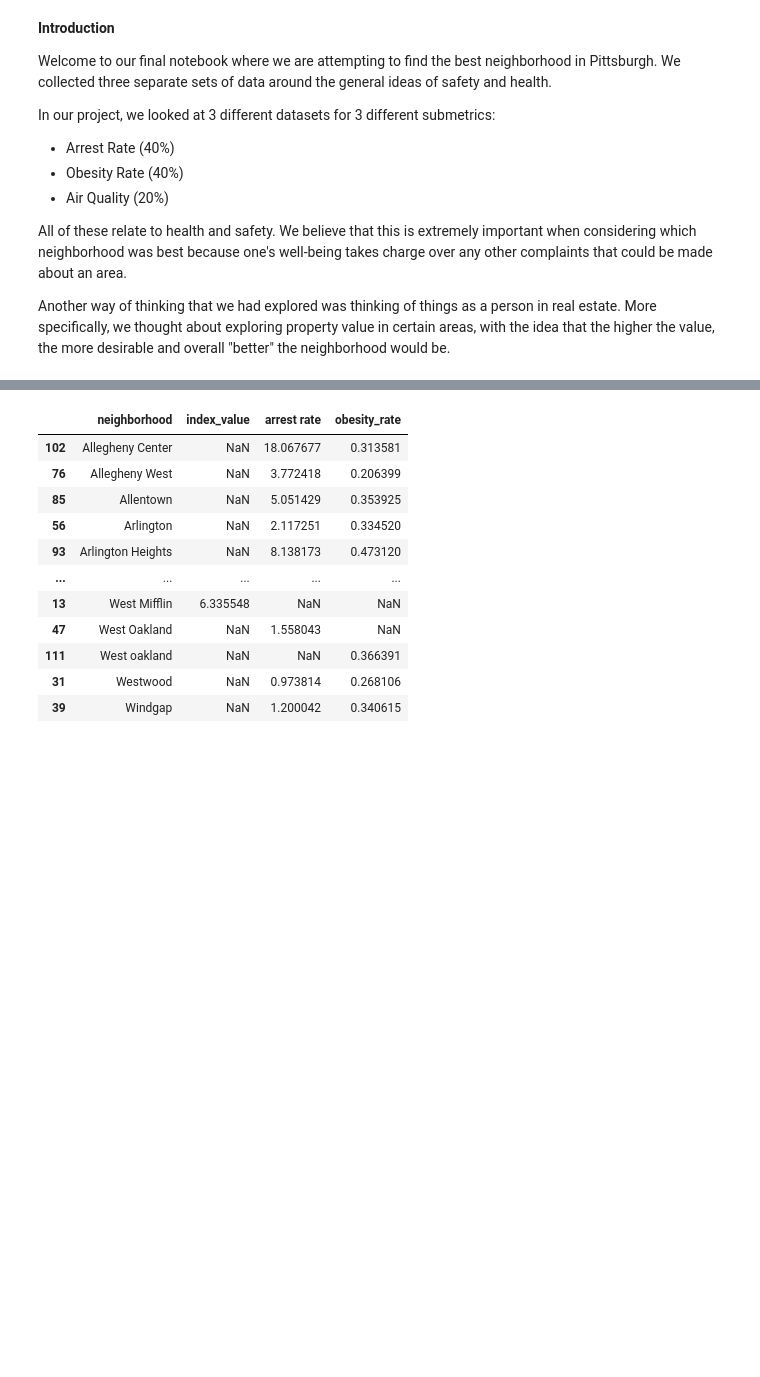
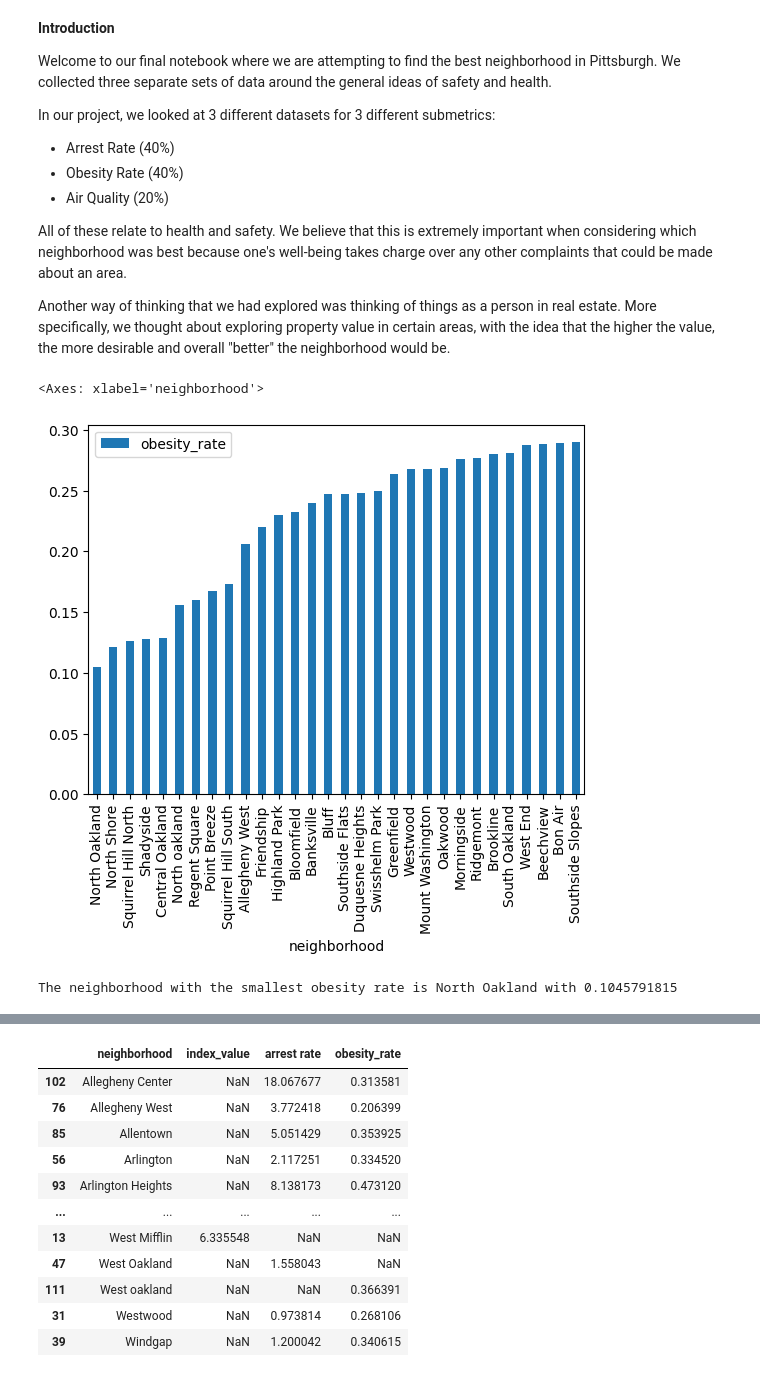
Before and after one commit to JMSJoseph/Final-Project-CMPINF001, a Jupyter notebook: Final-Notebook.ipynb, the cells around one changed output, grey strips where cells are left out. Cells and saved outputs as stored; diff of their text form; code cells hidden in the pictures; blank space fills up the shorter version.

```diff
--- a/Final-Notebook.ipynb
+++ b/Final-Notebook.ipynb
@@ -18,33 +18,46 @@ import pandas as pd
 import numpy as np
 import math
 
 obesity_df = pd.read_csv("obesity-ac-2006-2010censustracts.csv")
 # Removed all non-Pittburgh data
 obesity_df = obesity_df[obesity_df["City Neighborhood"].notna()]
 #Got rid of unneccessary columns
 cols = [i for i in list(obesity_df.columns) if i not in ["City Neighborhood", "2006-2010 estimate of obesity"]]
 obesity_df = obesity_df.drop(columns = cols, axis = 1)
 
 # created dictionary to organize data to specific neighborhoods to find average obesity rate
 neighborhood_dict = {}
 
 #adds individual neighborhoods to list
 for index,row in obesity_df.iterrows():
     if row["City Neighborhood"] in neighborhood_dict:
         neighborhoodlist = neighborhood_dict[row["City Neighborhood"]]
         neighborhoodlist[0] += 1
         neighborhoodlist[1] += float(row["2006-2010 estimate of obesity"])
     else:
         neighborhood_dict[row["City Neighborhood"]] = [1, float(row["2006-2010 estimate of obesity"])]
 
 # loops through list to find average rate for each
 for neighborhood in neighborhood_dict:
     avg = (neighborhood_dict[neighborhood][1] / neighborhood_dict[neighborhood][0])
     neighborhood_dict[neighborhood] = avg
 
 # created a new dataframe that changes the label and sorts by obesity rate
 neighborhood_obesity_df = pd.DataFrame(list(neighborhood_dict.items()), columns = ["neighborhood", "obesity_rate"])
 obesity_sorted = neighborhood_obesity_df.sort_values("obesity_rate", ascending = True)
+
+obesity_graph = obesity_sorted.head(30)
+
+obesity_graph.plot.bar(x = "neighborhood", y = "obesity_rate")
+# %% [output]
+<Axes: xlabel='neighborhood'>
+[figure, added]
+# %%
+least = obesity_graph["obesity_rate"].iloc[0]
+least_neighborhood = obesity_graph["neighborhood"].iloc[0]
+print("The neighborhood with the smallest obesity rate is", least_neighborhood, "with", least)
+# %% [output]
+The neighborhood with the smallest obesity rate is North Oakland with 0.1045791815
 # %%
 #reading csv w/ pandas .read_csv
 air_df = pd.read_csv("air_quality.csv")#imports
```
Also changed, not shown: parts of 3 cells of this notebook.
